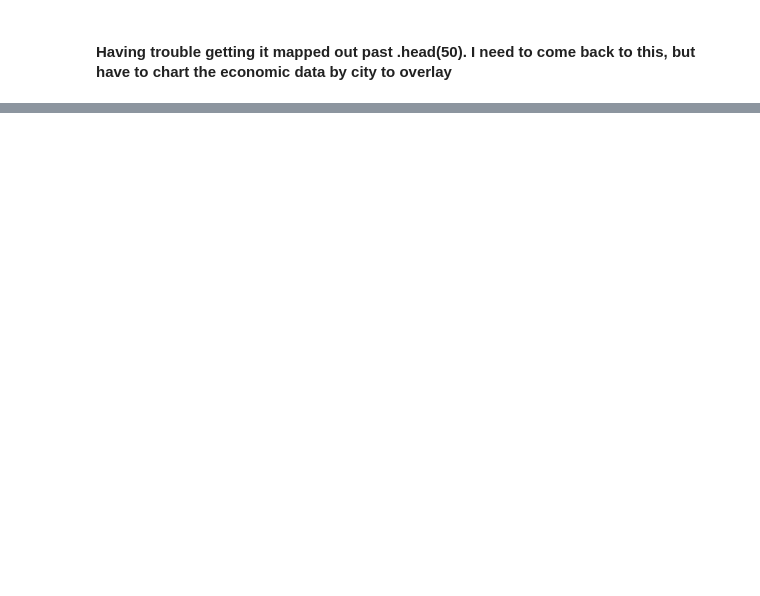
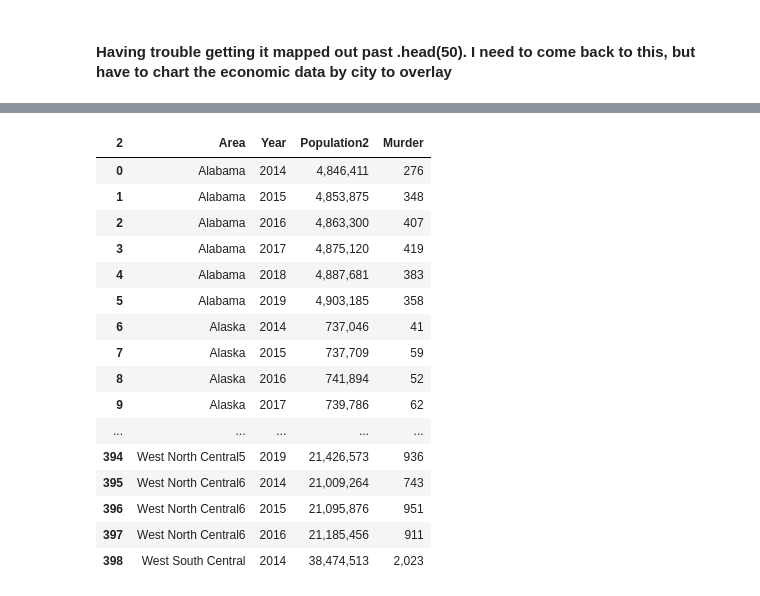
Before and after one commit to Cuiweiyi/CALEA_and_crime, a Jupyter notebook: notebook/Crime_and_Cost_Living.ipynb, the cells around one changed output, grey strips where cells are left out. Cells and saved outputs as stored; diff of their text form; code cells hidden in the pictures; blank space fills up the shorter version.

```diff
--- a/notebook/Crime_and_Cost_Living.ipynb
+++ b/notebook/Crime_and_Cost_Living.ipynb
@@ -457,0 +1123,10 @@ steal5=cr15[['Area','Year','Population2','Burglary', 'Larceny-theft]]
+# %%
+df.drop(df[df['Year'] == 'bugger'].index, inplace=True)
+df.drop(df[df['Year'] == 'Percent change'].index, inplace=True)
+# %%
+df=df.drop_duplicates(subset=['Area', 'Year'],keep='last',ignore_index=False)
+df=df.groupby(['Area','Year'],as_index=True).first()
+df.reset_index(inplace=True)
+# %%
+table1 =df.drop_duplicates(subset=['Area', 'Year'],keep='last')
+table1.head(10)
@@ -457,0 +1155,21 @@ steal5=cr15[['Area','Year','Population2','Burglary', 'Larceny-theft]]
+# %%
+murder=table1.drop(columns={'Burglary', 'Larceny-theft'})
+murder
+# %% [output]
+| 2 | Area | Year | Population2 | Murder |
+| 0 | Alabama | 2014 | 4,846,411 | 276 |
+| 1 | Alabama | 2015 | 4,853,875 | 348 |
+| 2 | Alabama | 2016 | 4,863,300 | 407 |
+| 3 | Alabama | 2017 | 4,875,120 | 419 |
+| 4 | Alabama | 2018 | 4,887,681 | 383 |
+| 5 | Alabama | 2019 | 4,903,185 | 358 |
+| 6 | Alaska | 2014 | 737,046 | 41 |
+| 7 | Alaska | 2015 | 737,709 | 59 |
+| 8 | Alaska | 2016 | 741,894 | 52 |
+| 9 | Alaska | 2017 | 739,786 | 62 |
+| ... | ... | ... | ... | ... |
+| 394 | West North Central5 | 2019 | 21,426,573 | 936 |
+| 395 | West North Central6 | 2014 | 21,009,264 | 743 |
+| 396 | West North Central6 | 2015 | 21,095,876 | 951 |
+| 397 | West North Central6 | 2016 | 21,185,456 | 911 |
+| 398 | West South Central | 2014 | 38,474,513 | 2,023 |
```
Also changed, not shown: parts of 77 cells of this notebook.
